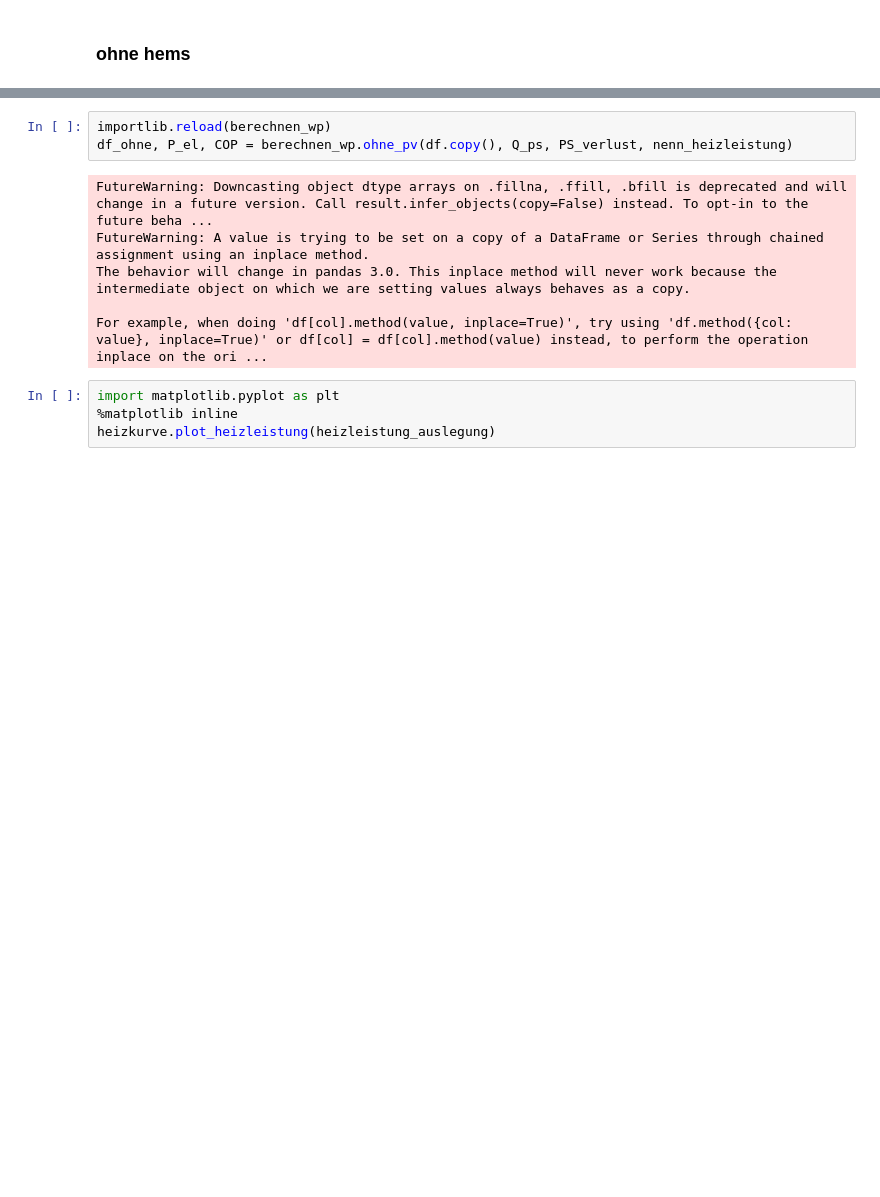
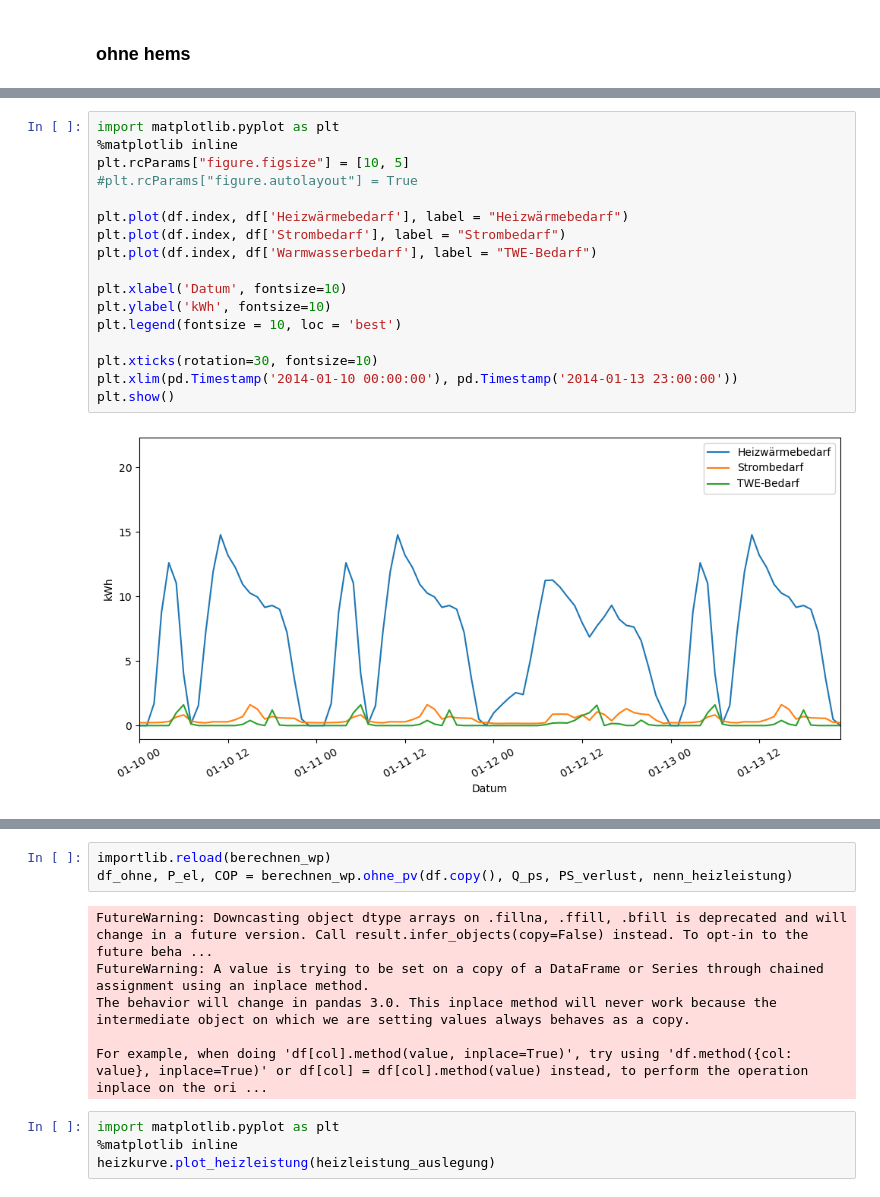
Before and after one commit to d-esplo/hemsrechner, a Jupyter notebook: test_wp_250123.ipynb, the cells around one changed output, grey strips where cells are left out. Cells and saved outputs as stored; diff of their text form; blank space fills up the shorter version.

```diff
--- a/test_wp_250123.ipynb
+++ b/test_wp_250123.ipynb
@@ -27,0 +77,19 @@ FutureWarning: 'H' is deprecated and will be removed in a future version, please
+# %%
+import matplotlib.pyplot as plt
+%matplotlib inline
+plt.rcParams["figure.figsize"] = [10, 5]
+#plt.rcParams["figure.autolayout"] = True
+
+plt.plot(df.index, df['Heizwärmebedarf'], label = "Heizwärmebedarf")
+plt.plot(df.index, df['Strombedarf'], label = "Strombedarf")
+plt.plot(df.index, df['Warmwasserbedarf'], label = "TWE-Bedarf")
+
+plt.xlabel('Datum', fontsize=10)
+plt.ylabel('kWh', fontsize=10)
+plt.legend(fontsize = 10, loc = 'best')
+
+plt.xticks(rotation=30, fontsize=10)
+plt.xlim(pd.Timestamp('2014-01-10 00:00:00'), pd.Timestamp('2014-01-13 23:00:00'))
+plt.show()
+# %% [output]
+[figure, added]
```
Also changed, not shown: parts of 6 cells of this notebook, 22 other files.
